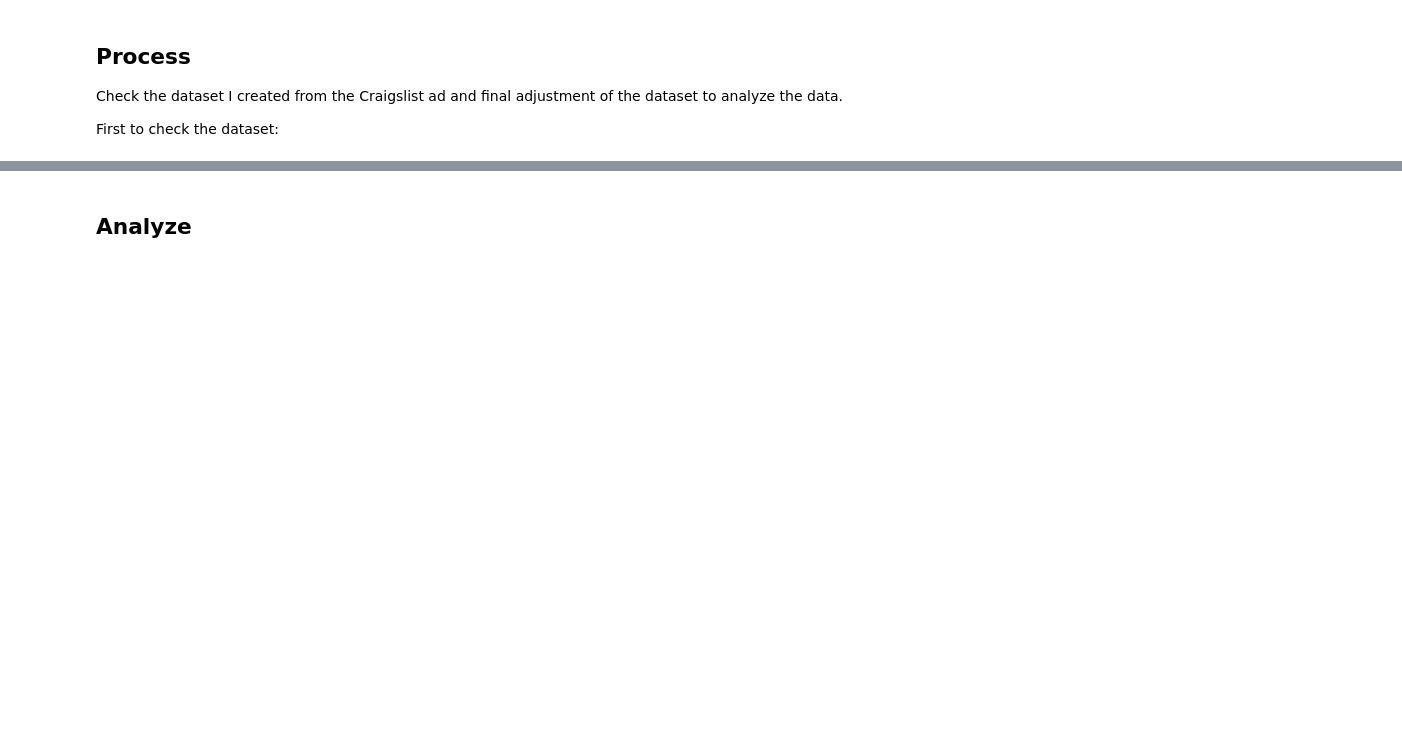
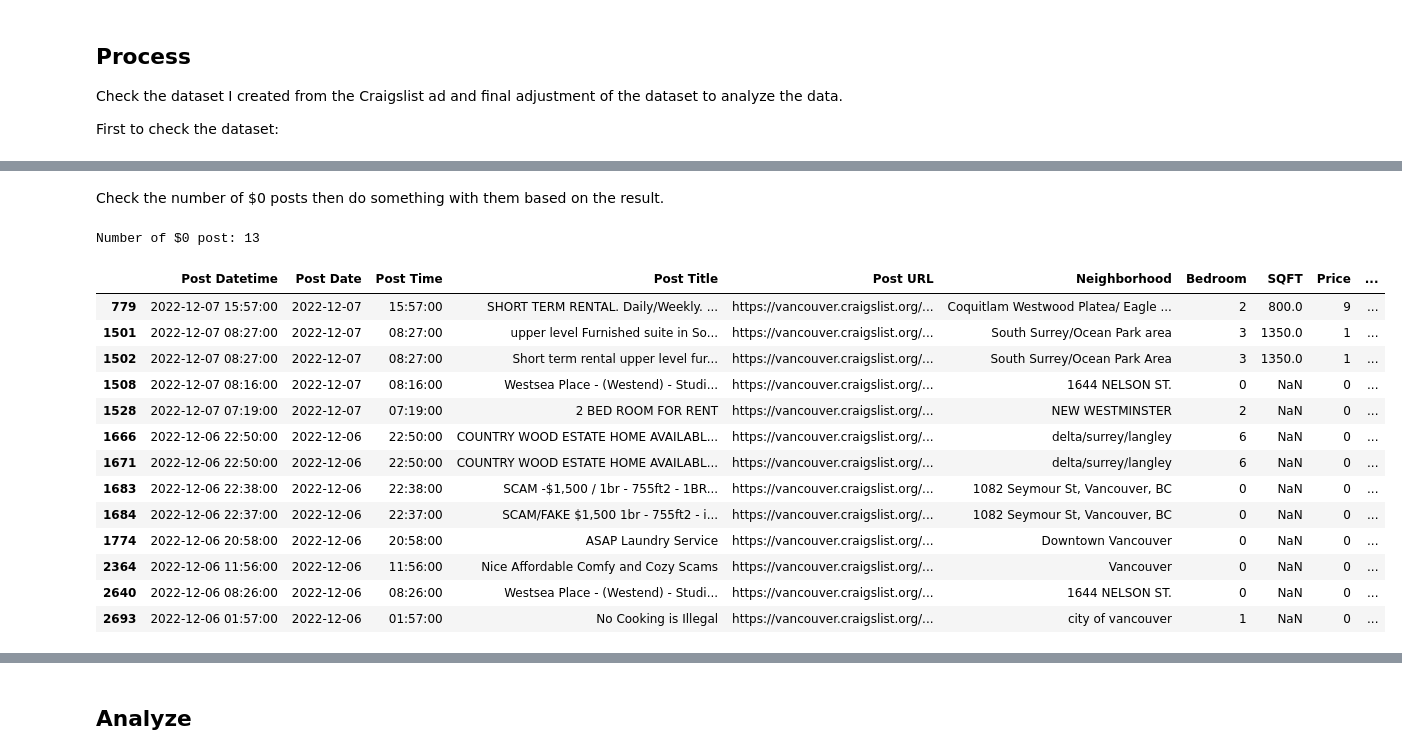
Before and after one commit to masaichig0/Data-Analysis-Project-1, a Jupyter notebook: scrape_craigslist_for_information.ipynb, the cells around one changed output, grey strips where cells are left out. Cells and saved outputs as stored; diff of their text form; code cells hidden in the pictures; blank space fills up the shorter version.

```diff
--- a/scrape_craigslist_for_information.ipynb
+++ b/scrape_craigslist_for_information.ipynb
@@ -300,0 +313,23 @@ Wall time: 14 ms
+# %% [markdown]
+Check the number of $0 posts then do something with them based on the result.
+# %%
+# How many ads are posted less than $50?
+posted_low_price = df[df['Price'] < 50]
+print(f'Number of $0 post: {len(posted_low_price)}')
+posted_low_price
+# %% [output]
+Number of $0 post: 13
+|  | Post Datetime | Post Date | Post Time | Post Title | Post URL | Neighborhood | Bedroom | SQFT | Price | ... |
+| 779 | 2022-12-07 15:57:00 | 2022-12-07 | 15:57:00 | SHORT TERM RENTAL. Daily/Weekly. ... | https://vancouver.craigslist.org/... | Coquitlam Westwood Platea/ Eagle ... | 2 | 800.0 | 9 | ... |
+| 1501 | 2022-12-07 08:27:00 | 2022-12-07 | 08:27:00 | upper level Furnished suite in So... | https://vancouver.craigslist.org/... | South Surrey/Ocean Park area | 3 | 1350.0 | 1 | ... |
+| 1502 | 2022-12-07 08:27:00 | 2022-12-07 | 08:27:00 | Short term rental upper level fur... | https://vancouver.craigslist.org/... | South Surrey/Ocean Park Area | 3 | 1350.0 | 1 | ... |
+| 1508 | 2022-12-07 08:16:00 | 2022-12-07 | 08:16:00 | Westsea Place - (Westend) - Studi... | https://vancouver.craigslist.org/... | 1644 NELSON ST. | 0 | NaN | 0 | ... |
+| 1528 | 2022-12-07 07:19:00 | 2022-12-07 | 07:19:00 | 2 BED ROOM FOR RENT | https://vancouver.craigslist.org/... | NEW WESTMINSTER | 2 | NaN | 0 | ... |
+| 1666 | 2022-12-06 22:50:00 | 2022-12-06 | 22:50:00 | COUNTRY WOOD ESTATE HOME AVAILABL... | https://vancouver.craigslist.org/... | delta/surrey/langley | 6 | NaN | 0 | ... |
+| 1671 | 2022-12-06 22:50:00 | 2022-12-06 | 22:50:00 | COUNTRY WOOD ESTATE HOME AVAILABL... | https://vancouver.craigslist.org/... | delta/surrey/langley | 6 | NaN | 0 | ... |
+| 1683 | 2022-12-06 22:38:00 | 2022-12-06 | 22:38:00 | SCAM -$1,500 / 1br - 755ft2 - 1BR... | https://vancouver.craigslist.org/... | 1082 Seymour St, Vancouver, BC | 0 | NaN | 0 | ... |
+| 1684 | 2022-12-06 22:37:00 | 2022-12-06 | 22:37:00 | SCAM/FAKE $1,500 1br - 755ft2 - i... | https://vancouver.craigslist.org/... | 1082 Seymour St, Vancouver, BC | 0 | NaN | 0 | ... |
+| 1774 | 2022-12-06 20:58:00 | 2022-12-06 | 20:58:00 | ASAP Laundry Service | https://vancouver.craigslist.org/... | Downtown Vancouver | 0 | NaN | 0 | ... |
+| 2364 | 2022-12-06 11:56:00 | 2022-12-06 | 11:56:00 | Nice Affordable Comfy and Cozy Scams | https://vancouver.craigslist.org/... | Vancouver | 0 | NaN | 0 | ... |
+| 2640 | 2022-12-06 08:26:00 | 2022-12-06 | 08:26:00 | Westsea Place - (Westend) - Studi... | https://vancouver.craigslist.org/... | 1644 NELSON ST. | 0 | NaN | 0 | ... |
+| 2693 | 2022-12-06 01:57:00 | 2022-12-06 | 01:57:00 | No Cooking is Illegal | https://vancouver.craigslist.org/... | city of vancouver | 1 | NaN | 0 | ... |
```
Also changed, not shown: parts of 22 cells of this notebook.
